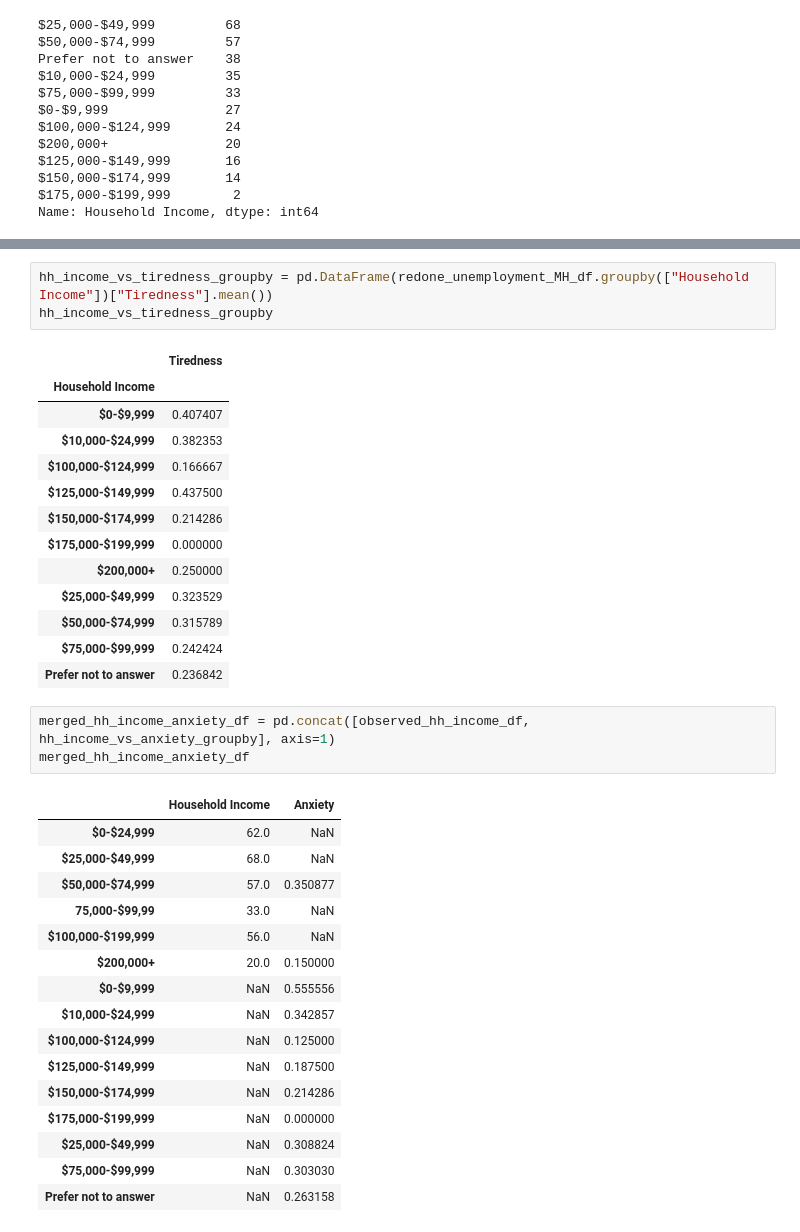
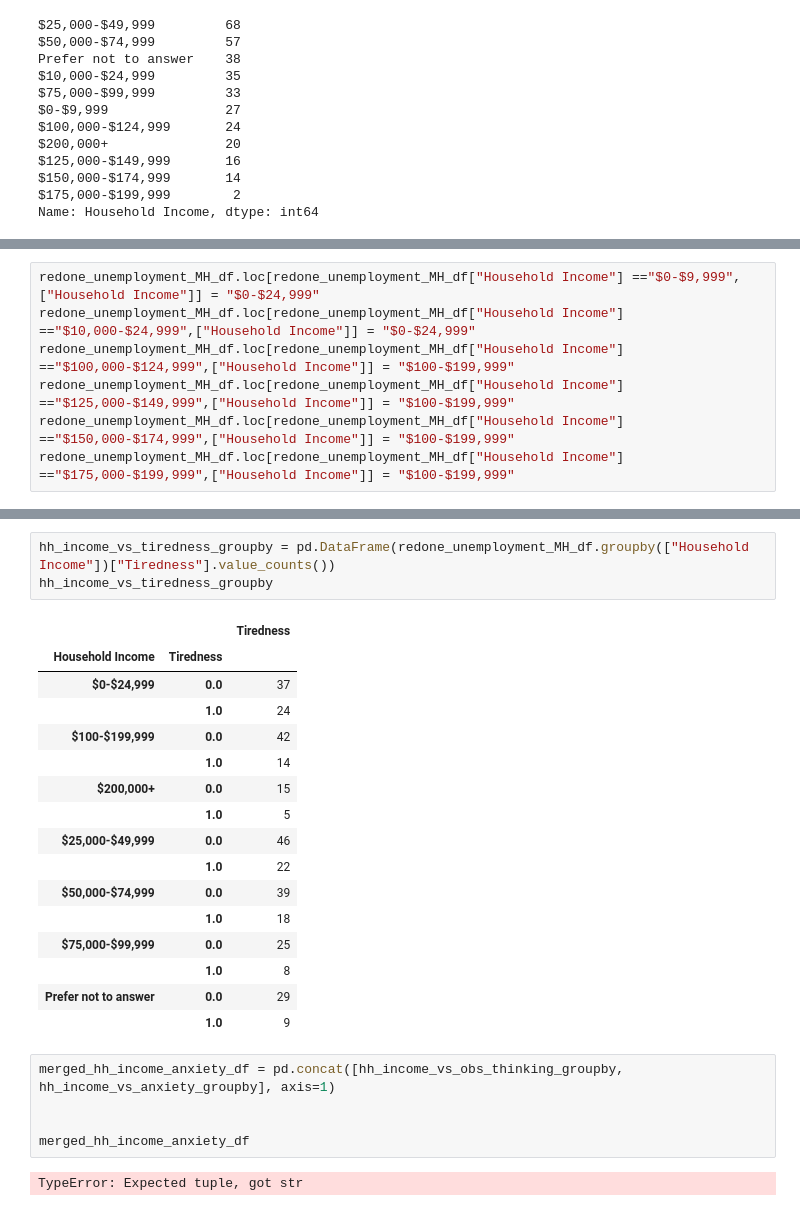
Before and after one commit to KMcLaurin12/Butler_GroupF_Project1, a Jupyter notebook: project_f.ipynb, the cells around one changed output, grey strips where cells are left out. Cells and saved outputs as stored; diff of their text form.

```diff
--- a/project_f.ipynb
+++ b/project_f.ipynb
@@ -331,0 +323,7 @@ observed_hh_income_df
+# %%
+redone_unemployment_MH_df.loc[redone_unemployment_MH_df["Household Income"] =="$0-$9,999",["Household Income"]] = "$0-$24,999"
+redone_unemployment_MH_df.loc[redone_unemployment_MH_df["Household Income"] =="$10,000-$24,999",["Household Income"]] = "$0-$24,999"
+redone_unemployment_MH_df.loc[redone_unemployment_MH_df["Household Income"] =="$100,000-$124,999",["Household Income"]] = "$100-$199,999"
+redone_unemployment_MH_df.loc[redone_unemployment_MH_df["Household Income"] =="$125,000-$149,999",["Household Income"]] = "$100-$199,999"
+redone_unemployment_MH_df.loc[redone_unemployment_MH_df["Household Income"] =="$150,000-$174,999",["Household Income"]] = "$100-$199,999"
+redone_unemployment_MH_df.loc[redone_unemployment_MH_df["Household Income"] =="$175,000-$199,999",["Household Income"]] = "$100-$199,999"
@@ -428,40 +472,30 @@ hh_income_vs_moodswings_groupby
 # %%
-hh_income_vs_tiredness_groupby = pd.DataFrame(redone_unemployment_MH_df.groupby(["Household Income"])["Tiredness"].mean())
+hh_income_vs_tiredness_groupby = pd.DataFrame(redone_unemployment_MH_df.groupby(["Household Income"])["Tiredness"].value_counts())
 hh_income_vs_tiredness_groupby
 # %% [output]
-|  | Tiredness |
-| Household Income |  |
-| $0-$9,999 | 0.407407 |
-| $10,000-$24,999 | 0.382353 |
-| $100,000-$124,999 | 0.166667 |
-| $125,000-$149,999 | 0.437500 |
-| $150,000-$174,999 | 0.214286 |
-| $175,000-$199,999 | 0.000000 |
-| $200,000+ | 0.250000 |
-| $25,000-$49,999 | 0.323529 |
-| $50,000-$74,999 | 0.315789 |
-| $75,000-$99,999 | 0.242424 |
-| Prefer not to answer | 0.236842 |
+|  |  | Tiredness |
+| Household Income | Tiredness |  |
+| $0-$24,999 | 0.0 | 37 |
+|  | 1.0 | 24 |
+| $100-$199,999 | 0.0 | 42 |
+|  | 1.0 | 14 |
+| $200,000+ | 0.0 | 15 |
+|  | 1.0 | 5 |
+| $25,000-$49,999 | 0.0 | 46 |
+|  | 1.0 | 22 |
+| $50,000-$74,999 | 0.0 | 39 |
+|  | 1.0 | 18 |
+| $75,000-$99,999 | 0.0 | 25 |
+|  | 1.0 | 8 |
+| Prefer not to answer | 0.0 | 29 |
+|  | 1.0 | 9 |
 # %%
-merged_hh_income_anxiety_df = pd.concat([observed_hh_income_df, hh_income_vs_anxiety_groupby], axis=1)
+merged_hh_income_anxiety_df = pd.concat([hh_income_vs_obs_thinking_groupby, hh_income_vs_anxiety_groupby], axis=1)
+
+
 merged_hh_income_anxiety_df
 # %% [output]
-|  | Household Income | Anxiety |
-| $0-$24,999 | 62.0 | NaN |
-| $25,000-$49,999 | 68.0 | NaN |
-| $50,000-$74,999 | 57.0 | 0.350877 |
-| 75,000-$99,99 | 33.0 | NaN |
-| $100,000-$199,999 | 56.0 | NaN |
-| $200,000+ | 20.0 | 0.150000 |
-| $0-$9,999 | NaN | 0.555556 |
-| $10,000-$24,999 | NaN | 0.342857 |
-| $100,000-$124,999 | NaN | 0.125000 |
-| $125,000-$149,999 | NaN | 0.187500 |
-| $150,000-$174,999 | NaN | 0.214286 |
-| $175,000-$199,999 | NaN | 0.000000 |
-| $25,000-$49,999 | NaN | 0.308824 |
-| $75,000-$99,999 | NaN | 0.303030 |
-| Prefer not to answer | NaN | 0.263158 |
+TypeError: Expected tuple, got str
 # %%
 merged_count_hh_income_anxiety_df = pd.concat([observed_hh_income_df, hh_income_vs_anxiety_groupby], axis=1)
 merged_count_hh_income_anxiety_df
```
Also changed, not shown: parts of 43 cells of this notebook.
